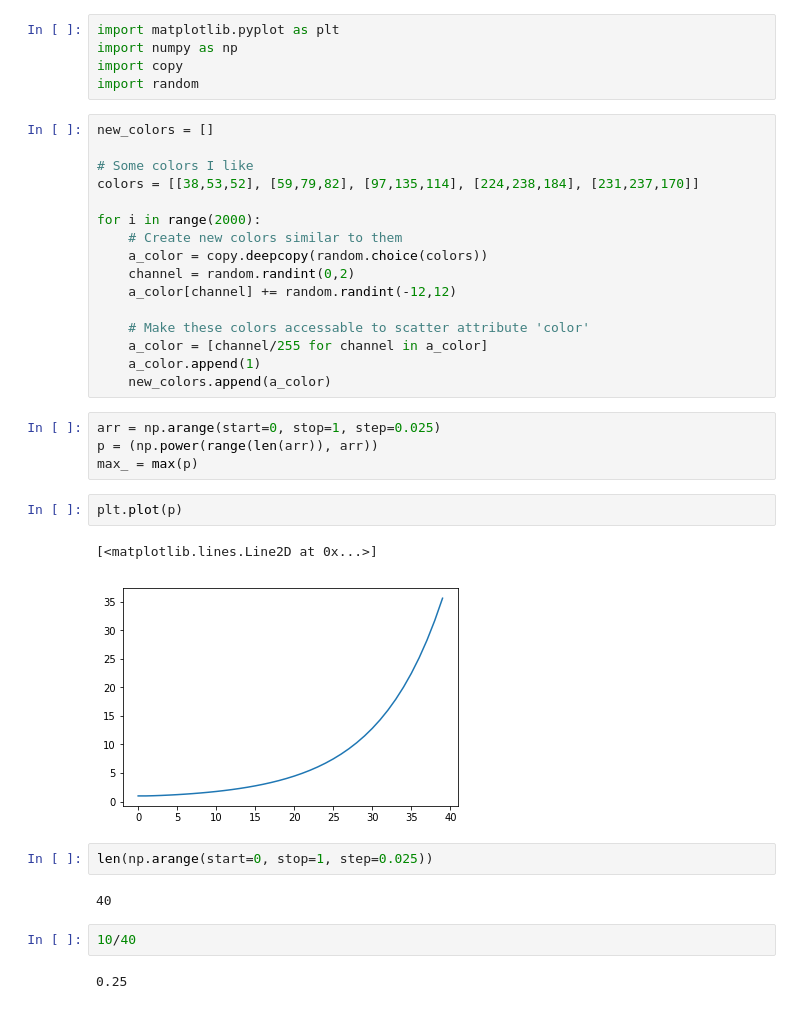
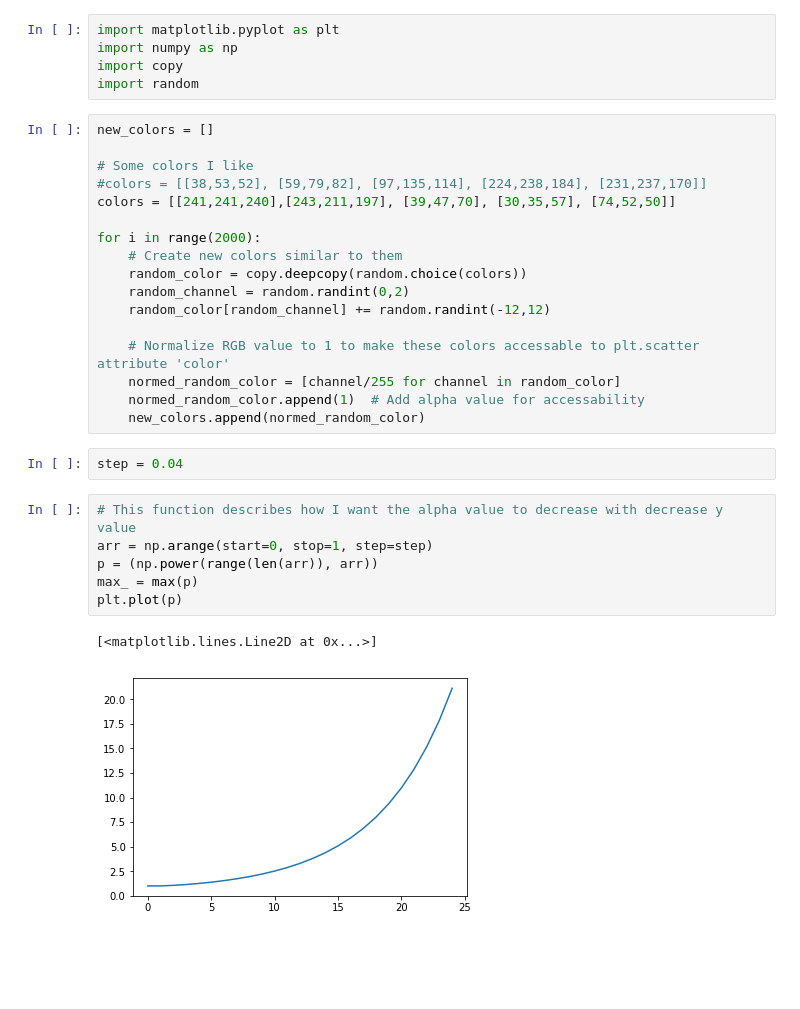
Before and after one commit to aauss/aauss.github.io, a Jupyter notebook: assets/background_image_creator.ipynb, the cells around one changed output. Saved outputs shown, nothing was run; the diff lists cells and outputs as text; blank space fills up the shorter version.

```diff
--- a/assets/background_image_creator.ipynb
+++ b/assets/background_image_creator.ipynb
@@ -7,33 +7,28 @@ import random
 new_colors = []
 
 # Some colors I like
-colors = [[38,53,52], [59,79,82], [97,135,114], [224,238,184], [231,237,170]]
+#colors = [[38,53,52], [59,79,82], [97,135,114], [224,238,184], [231,237,170]]
+colors = [[241,241,240],[243,211,197], [39,47,70], [30,35,57], [74,52,50]]
 
 for i in range(2000):
     # Create new colors similar to them
-    a_color = copy.deepcopy(random.choice(colors))
-    channel = random.randint(0,2)
-    a_color[channel] += random.randint(-12,12)
+    random_color = copy.deepcopy(random.choice(colors))
+    random_channel = random.randint(0,2)
+    random_color[random_channel] += random.randint(-12,12)
 
-    # Make these colors accessable to scatter attribute 'color'
-    a_color = [channel/255 for channel in a_color]
-    a_color.append(1)
-    new_colors.append(a_color)
+    # Normalize RGB value to 1 to make these colors accessable to plt.scatter attribute 'color'
+    normed_random_color = [channel/255 for channel in random_color]
+    normed_random_color.append(1)  # Add alpha value for accessability
+    new_colors.append(normed_random_color)
+# %%
+step = 0.04
 # %%
-arr = np.arange(start=0, stop=1, step=0.025)
+# This function describes how I want the alpha value to decrease with decrease y value
+arr = np.arange(start=0, stop=1, step=step)
 p = (np.power(range(len(arr)), arr))
 max_ = max(p)
+plt.plot(p)
+# %% [output]
+[<matplotlib.lines.Line2D at 0x...>]
+[figure, added]
-# %%
-plt.plot(p)
-# %% [output]
-[<matplotlib.lines.Line2D at 0x...>]
-[figure, removed]
-# %%
-len(np.arange(start=0, stop=1, step=0.025))
-# %% [output]
-40
-# %%
-10/40
-# %% [output]
-0.25
 # %%
```
Also changed, not shown: parts of 5 cells of this notebook, 15 other files.
